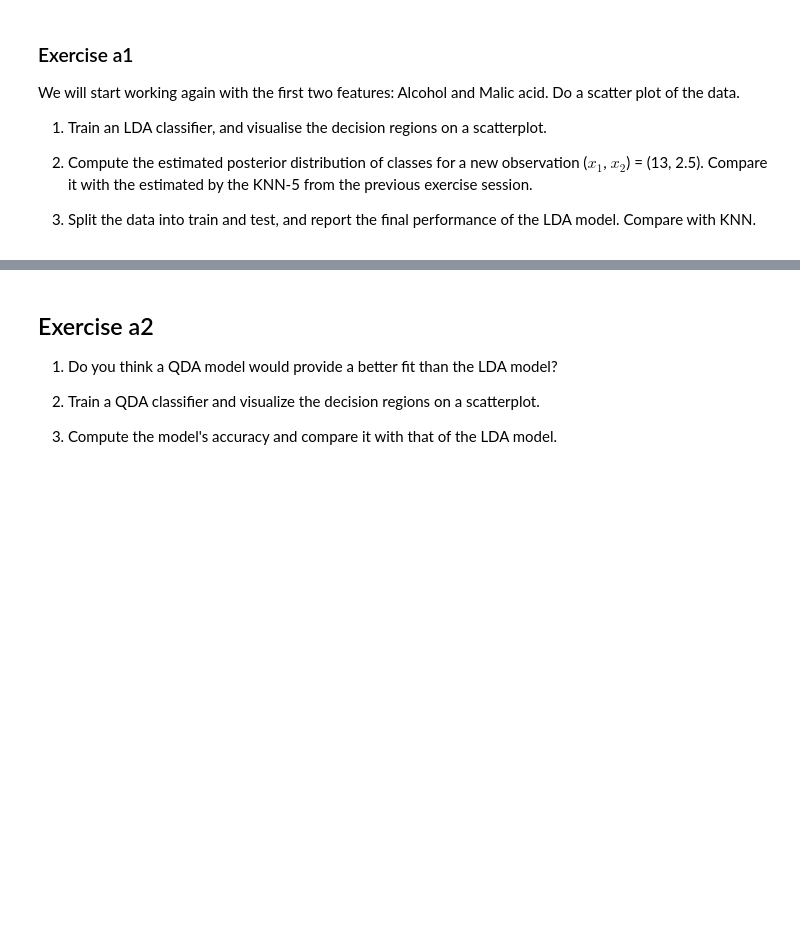
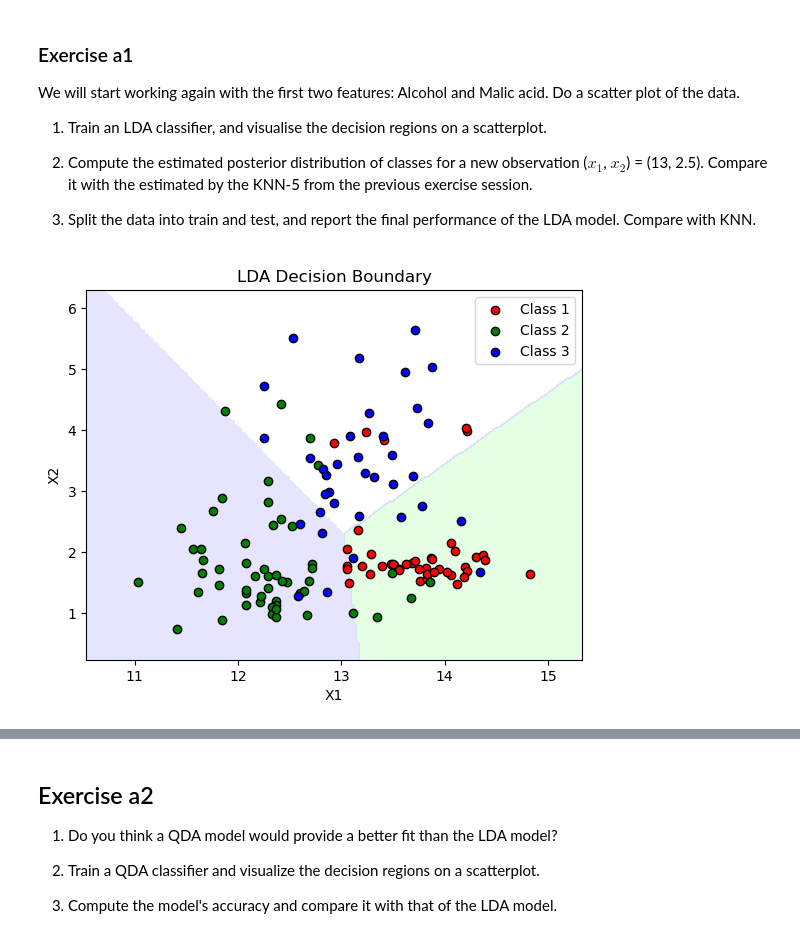
Before and after one commit to Simon-Simonsen/ML_Exercises, a Jupyter notebook: Week5_LDA_QDA_SeveralDimensions_Exercises/Exercises_LDA_QDA_SeveralDimensions_Exercises.ipynb, the cells around one changed output, grey strips where cells are left out. Saved outputs shown, nothing was run; the diff lists cells and outputs as text; code cells hidden in the pictures; blank space fills up the shorter version.

```diff
--- a/Week5_LDA_QDA_SeveralDimensions_Exercises/Exercises_LDA_QDA_SeveralDimensions_Exercises.ipynb
+++ b/Week5_LDA_QDA_SeveralDimensions_Exercises/Exercises_LDA_QDA_SeveralDimensions_Exercises.ipynb
@@ -126,3 +169,46 @@ We will start working again with the first two features: Alcohol and Malic acid.
 3) Split the data into train and test, and report the final performance of the LDA model. Compare with KNN.
 # %%
 # Your solution here...
+from sklearn.model_selection import train_test_split
+from matplotlib.colors import ListedColormap
+from sklearn.metrics import accuracy_score
+from sklearn.discriminant_analysis import LinearDiscriminantAnalysis as LDA
+from sklearn.discriminant_analysis import QuadraticDiscriminantAnalysis as QDA
+from sklearn.linear_model import LogisticRegression
+from sklearn.naive_bayes import GaussianNB
+from sklearn.metrics import accuracy_score
+import numpy as np
+import matplotlib.pyplot as plt
+from sklearn.metrics import classification_report
+
+target = data["Class"]
+features = data[["Alcohol", "Malic acid"]]
+X = data[["Alcohol", "Malic acid"]].values
+X_train, X_test, y_train, y_test = train_test_split(features,target, test_size=0.25, stratify=target)
+LDA_model =LDA()
+X_train = X_train.values
+LDA_model.fit(X_train, y_train)
+x_min, x_max = X[:, 0].min() - 0.5, X[:, 0].max() + 0.5
+y_min, y_max = X[:, 1].min() - 0.5, X[:, 1].max() + 0.5
+
+xx, yy = np.meshgrid(
+    np.linspace(x_min, x_max, 200),
+    np.linspace(y_min, y_max, 200)
+)
+
+grid_points = np.c_[xx.ravel(), yy.ravel()]
+Z = LDA_model.predict(grid_points)
+Z = Z.reshape(xx.shape) #Reshaping, matches the meshgrid now
+cmap = ListedColormap(['#FFAAAA', '#AAFFAA', '#AAAAFF'])  # one color per class
+plt.contourf(xx, yy, Z, levels=[-0.5, 0.5, 1.5, 2.5], alpha=0.3, cmap=cmap)
+colors = ['r', 'g', 'b']
+
+for k, color in enumerate(colors):
+    plt.scatter(X_train[y_train == k+1, 0], X_train[y_train == k+1, 1], c=color, edgecolor='k', label=f'Class {k+1}')
+plt.xlabel('X1')
+plt.ylabel('X2')
+plt.title('LDA Decision Boundary')
+plt.legend()
+plt.show()
+# %% [output]
+[figure, added]
```
Also changed, not shown: parts of 17 cells of this notebook, 33 other files.
